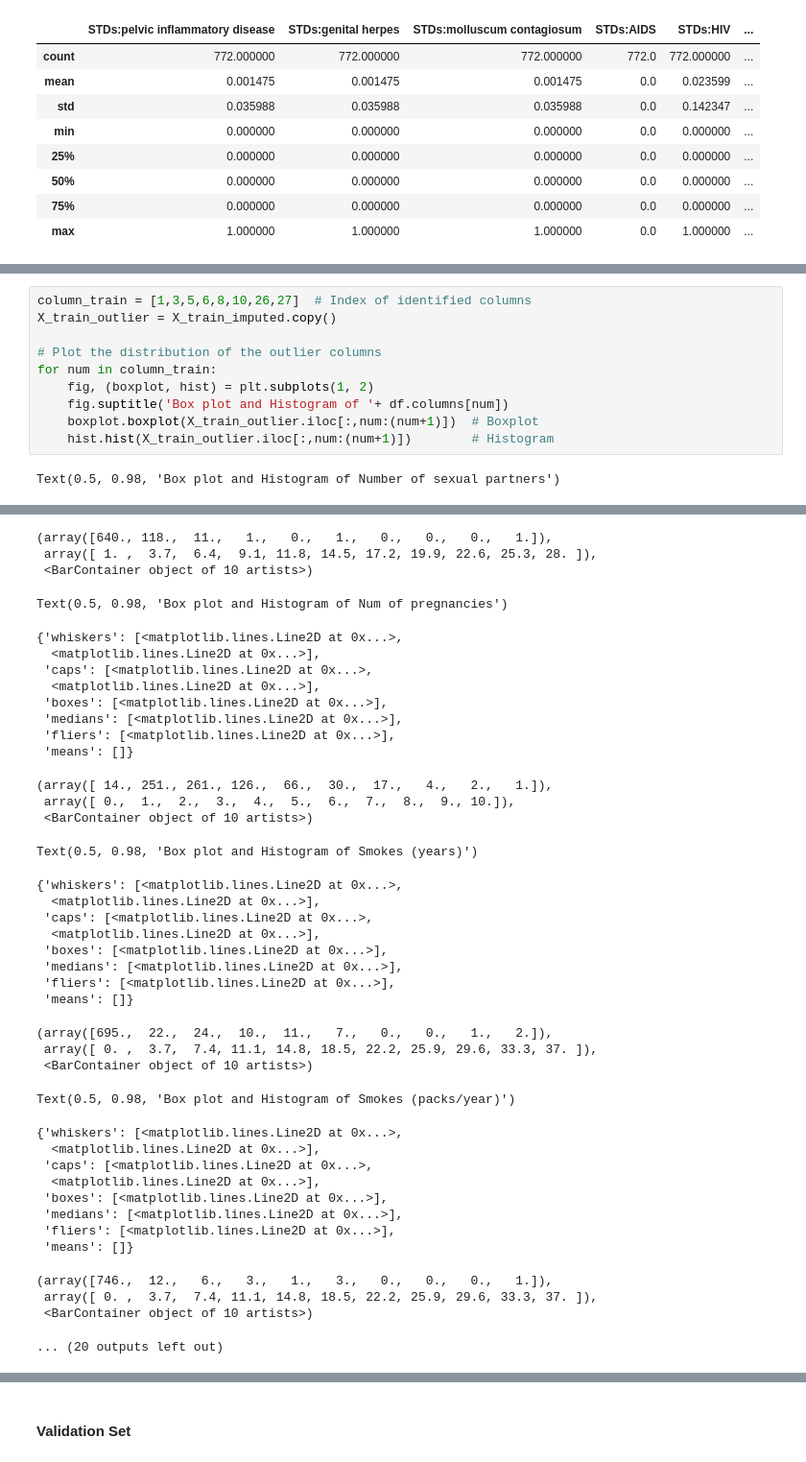
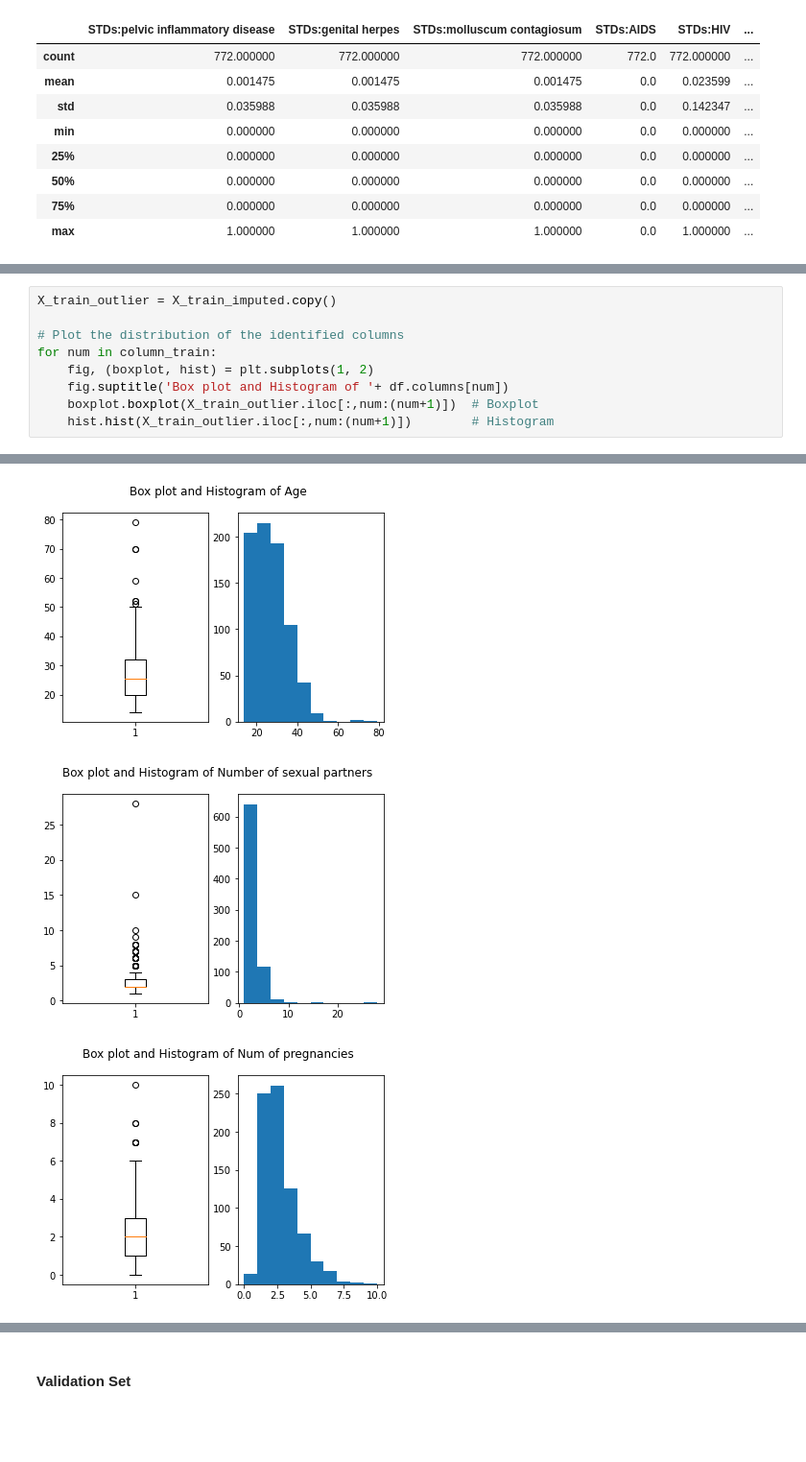
Before and after one commit to ahdeanlau/Cervical-Cancer-Diagnosis-Prediction-Model, a Jupyter notebook: Project Part 1.ipynb, the cells around one changed output, grey strips where cells are left out. Shown at 96% size. Drawn from its saved outputs; the diff is of its cells as text; blank space fills up the shorter version.

```diff
--- a/Project Part 1.ipynb
+++ b/Project Part 1.ipynb
@@ -495,14 +581,12 @@ The identified columns with outliers are:
 - Column[26]: STDs: Time since first diagnosis
 - Column[27]: STDs: Time since last diagnosis
 # %%
-column_train = [1,3,5,6,8,10,26,27]  # Index of identified columns
 X_train_outlier = X_train_imputed.copy()
 
-# Plot the distribution of the outlier columns
+# Plot the distribution of the identified columns
 for num in column_train:
     fig, (boxplot, hist) = plt.subplots(1, 2)
     fig.suptitle('Box plot and Histogram of '+ df.columns[num])
     boxplot.boxplot(X_train_outlier.iloc[:,num:(num+1)])  # Boxplot
     hist.hist(X_train_outlier.iloc[:,num:(num+1)])        # Histogram
 # %% [output]
-Text(0.5, 0.98, 'Box plot and Histogram of Number of sexual partners')
@@ -517,40 +593,3 @@ Text(0.5, 0.98, 'Box plot and Histogram of Number of sexual partners')
-(array([640., 118.,  11.,   1.,   0.,   1.,   0.,   0.,   0.,   1.]),
- array([ 1. ,  3.7,  6.4,  9.1, 11.8, 14.5, 17.2, 19.9, 22.6, 25.3, 28. ]),
- <BarContainer object of 10 artists>)
-Text(0.5, 0.98, 'Box plot and Histogram of Num of pregnancies')
-{'whiskers': [<matplotlib.lines.Line2D at 0x...>,
-  <matplotlib.lines.Line2D at 0x...>],
- 'caps': [<matplotlib.lines.Line2D at 0x...>,
-  <matplotlib.lines.Line2D at 0x...>],
- 'boxes': [<matplotlib.lines.Line2D at 0x...>],
- 'medians': [<matplotlib.lines.Line2D at 0x...>],
- 'fliers': [<matplotlib.lines.Line2D at 0x...>],
- 'means': []}
-(array([ 14., 251., 261., 126.,  66.,  30.,  17.,   4.,   2.,   1.]),
- array([ 0.,  1.,  2.,  3.,  4.,  5.,  6.,  7.,  8.,  9., 10.]),
- <BarContainer object of 10 artists>)
-Text(0.5, 0.98, 'Box plot and Histogram of Smokes (years)')
-{'whiskers': [<matplotlib.lines.Line2D at 0x...>,
-  <matplotlib.lines.Line2D at 0x...>],
- 'caps': [<matplotlib.lines.Line2D at 0x...>,
-  <matplotlib.lines.Line2D at 0x...>],
- 'boxes': [<matplotlib.lines.Line2D at 0x...>],
- 'medians': [<matplotlib.lines.Line2D at 0x...>],
- 'fliers': [<matplotlib.lines.Line2D at 0x...>],
- 'means': []}
-(array([695.,  22.,  24.,  10.,  11.,   7.,   0.,   0.,   1.,   2.]),
- array([ 0. ,  3.7,  7.4, 11.1, 14.8, 18.5, 22.2, 25.9, 29.6, 33.3, 37. ]),
- <BarContainer object of 10 artists>)
-Text(0.5, 0.98, 'Box plot and Histogram of Smokes (packs/year)')
-{'whiskers': [<matplotlib.lines.Line2D at 0x...>,
-  <matplotlib.lines.Line2D at 0x...>],
- 'caps': [<matplotlib.lines.Line2D at 0x...>,
-  <matplotlib.lines.Line2D at 0x...>],
- 'boxes': [<matplotlib.lines.Line2D at 0x...>],
- 'medians': [<matplotlib.lines.Line2D at 0x...>],
- 'fliers': [<matplotlib.lines.Line2D at 0x...>],
- 'means': []}
-(array([746.,  12.,   6.,   3.,   1.,   3.,   0.,   0.,   0.,   1.]),
- array([ 0. ,  3.7,  7.4, 11.1, 14.8, 18.5, 22.2, 25.9, 29.6, 33.3, 37. ]),
- <BarContainer object of 10 artists>)
-... (20 outputs left out)
+[figure, added]
+[figure, added]
+[figure, added]
```
Also changed, not shown: parts of 13 cells of this notebook.
